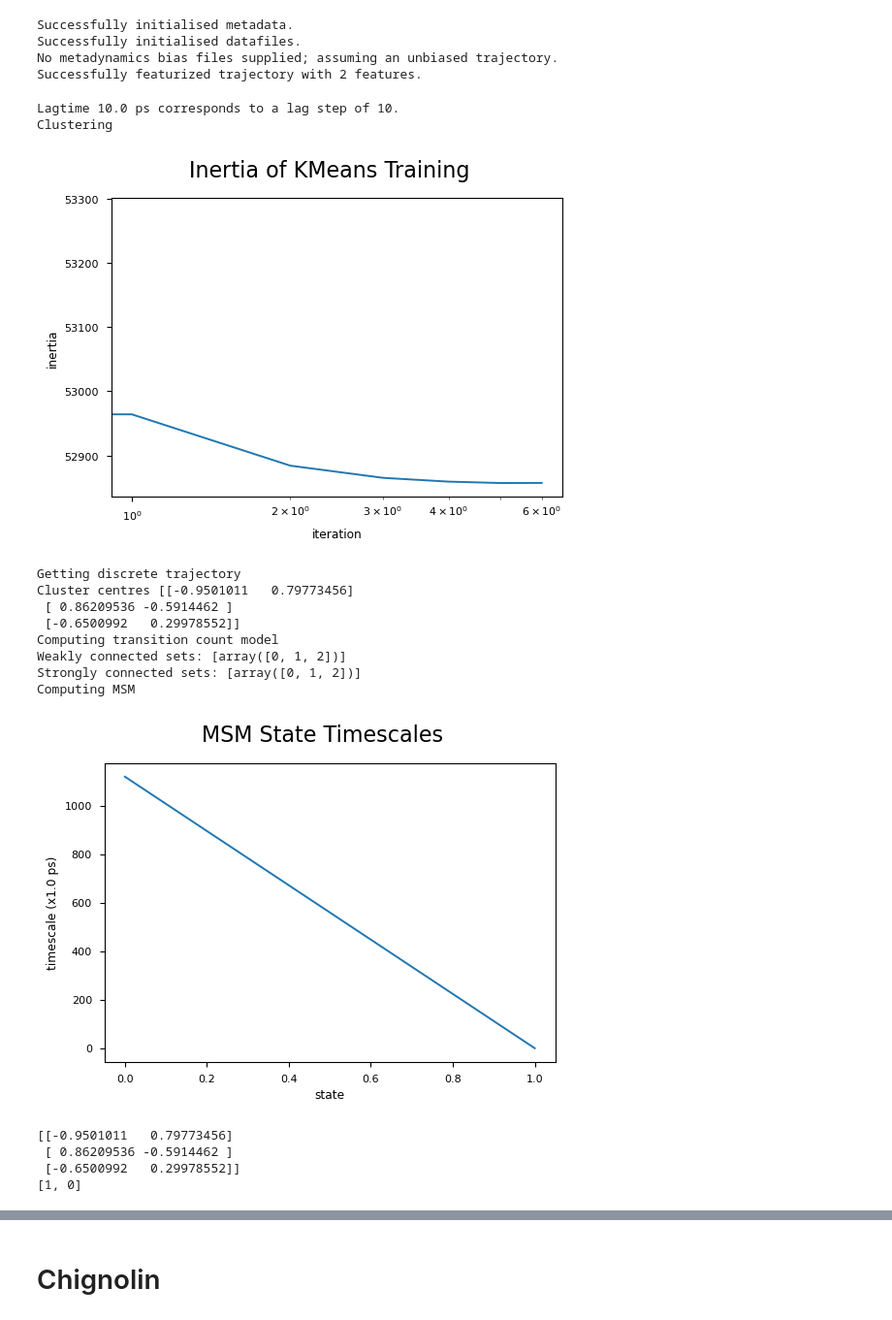
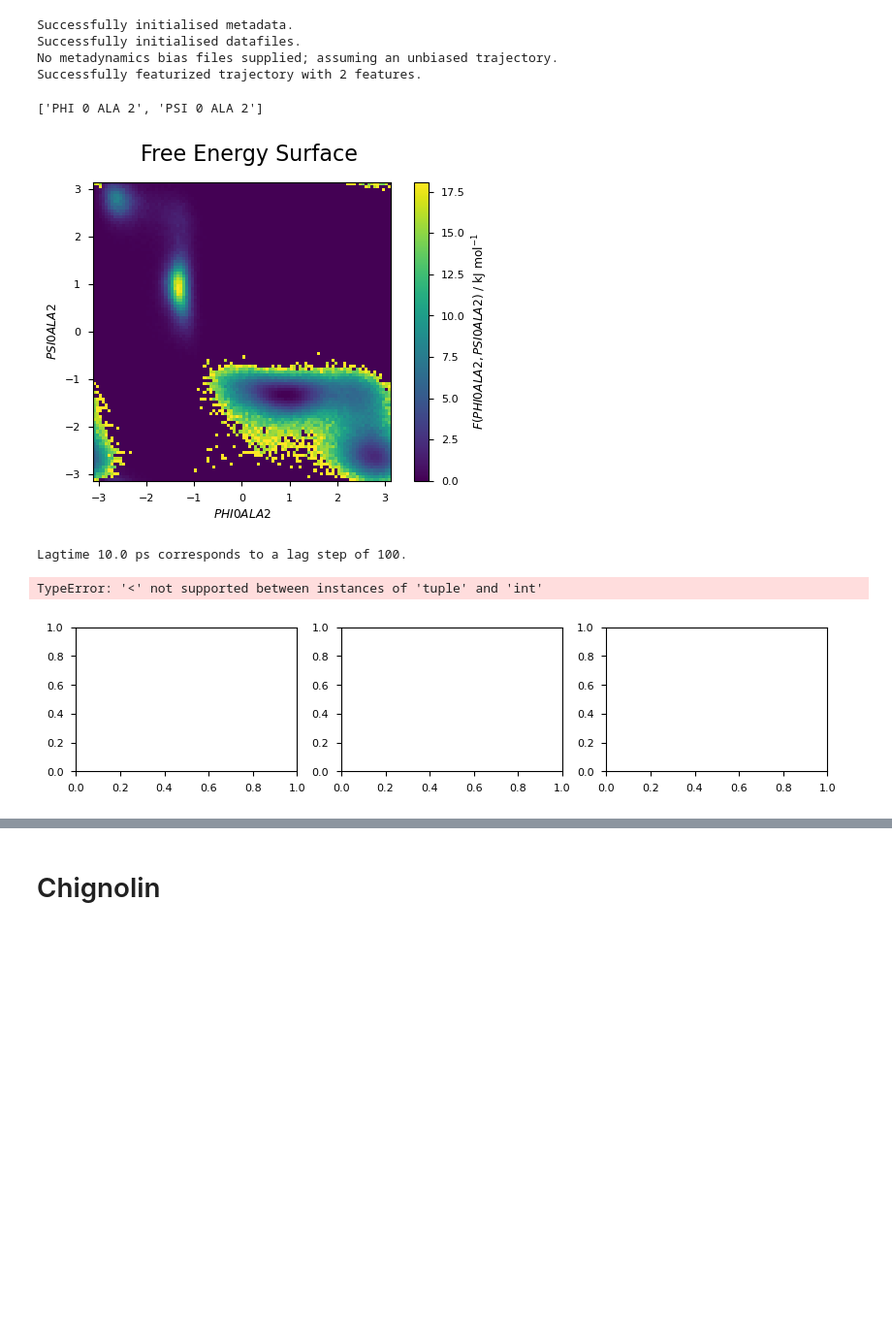
Before and after one commit to dominicp6/CV_learning, a Jupyter notebook: notebooks/analyse_trajectory.ipynb, the cells around one changed output, grey strips where cells are left out. Shown at 97% size. Drawn from its saved outputs; the diff is of its cells as text; code cells hidden in the pictures; blank space fills up the shorter version.

```diff
--- a/notebooks/analyse_trajectory.ipynb
+++ b/notebooks/analyse_trajectory.ipynb
@@ -3,28 +3,23 @@ from Experiment import Experiment
 # %% [markdown]
 # Alanine Dipeptide
 # %%
-exp = Experiment(location='../exp/outputs/alanine_dipeptide/alanine_1us', features='dihedrals')
+exp = Experiment(location='../exp/outputs/alanine_dipeptide/alanine_20ns', features='dihedrals')
 # %% [output]
 Successfully initialised metadata.
 Successfully initialised datafiles.
 No metadynamics bias files supplied; assuming an unbiased trajectory.
 Successfully featurized trajectory with 2 features.
+# %%
+exp.get_features()
+# %% [output]
+['PHI 0 ALA 2', 'PSI 0 ALA 2']
+# %%
+exp.free_energy_plot(features=exp.get_features())
+# %% [output]
+[figure, added]
 # %%
-exp.markov_state_model(n_clusters=3, lagtime='10ps', features=['PSI 0 ALA 2', 'PHI 0 ALA 2'], feature_nicknames=['\psi', '\phi'])
+exp.markov_state_model(n_clusters=10, lagtime='10ps', features=['PSI 0 ALA 2', 'PHI 0 ALA 2'], feature_nicknames=['\psi', '\phi'])
 # %% [output]
-Lagtime 10.0 ps corresponds to a lag step of 10.
-Clustering
+Lagtime 10.0 ps corresponds to a lag step of 100.
+TypeError: '<' not supported between instances of 'tuple' and 'int'
-[figure, old version]
+[figure, new version]
-Getting discrete trajectory
-Cluster centres [[-0.9501011   0.79773456]
- [ 0.86209536 -0.5914462 ]
- [-0.6500992   0.29978552]]
-Computing transition count model
-Weakly connected sets: [array([0, 1, 2])]
-Strongly connected sets: [array([0, 1, 2])]
-Computing MSM
-[figure, removed]
-[[-0.9501011   0.79773456]
- [ 0.86209536 -0.5914462 ]
- [-0.6500992   0.29978552]]
-[1, 0]
```
Also changed, not shown: parts of 7 cells of this notebook, 8 other files.
